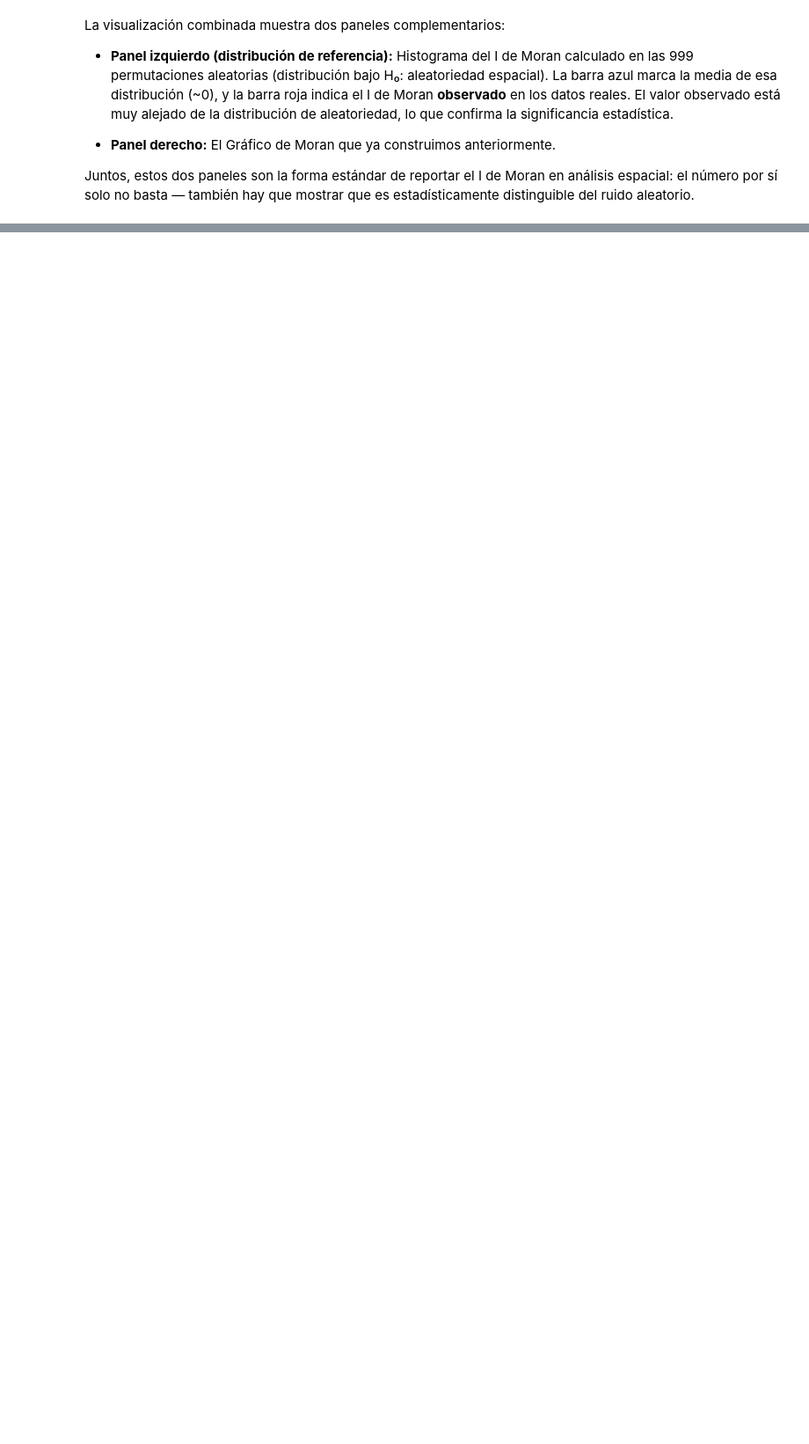
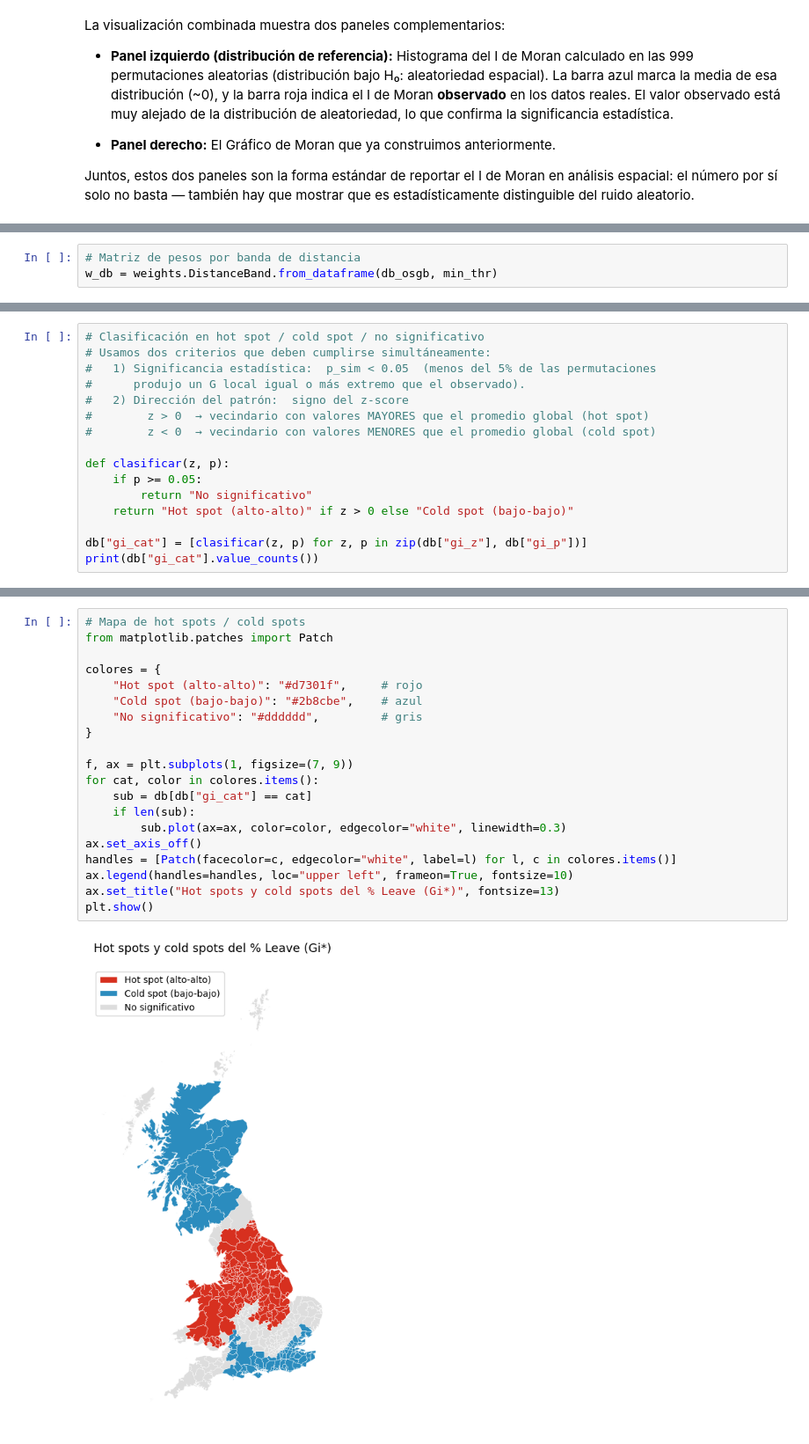
Before and after one commit to daniopitz/geodata, a Jupyter notebook: 04_autocorrelacion_global.ipynb, the cells around one changed output, grey strips where cells are left out. Shown at 88% size. Drawn from its saved outputs; the diff is of its cells as text; blank space fills up the shorter version.

```diff
--- a/04_autocorrelacion_global.ipynb
+++ b/04_autocorrelacion_global.ipynb
@@ -522,0 +603,3 @@ Juntos, estos dos paneles son la forma estándar de reportar el I de Moran en an
+# %%
+# Matriz de pesos por banda de distancia
+w_db = weights.DistanceBand.from_dataframe(db_osgb, min_thr)
@@ -522,0 +681,16 @@ Juntos, estos dos paneles son la forma estándar de reportar el I de Moran en an
+# %%
+# Clasificación en hot spot / cold spot / no significativo
+# Usamos dos criterios que deben cumplirse simultáneamente:
+#   1) Significancia estadística:  p_sim < 0.05  (menos del 5% de las permutaciones
+#      produjo un G local igual o más extremo que el observado).
+#   2) Dirección del patrón:  signo del z-score
+#        z > 0  → vecindario con valores MAYORES que el promedio global (hot spot)
+#        z < 0  → vecindario con valores MENORES que el promedio global (cold spot)
+
+def clasificar(z, p):
+    if p >= 0.05:
+        return "No significativo"
+    return "Hot spot (alto-alto)" if z > 0 else "Cold spot (bajo-bajo)"
+
+db["gi_cat"] = [clasificar(z, p) for z, p in zip(db["gi_z"], db["gi_p"])]
+print(db["gi_cat"].value_counts())
@@ -522,0 +711,22 @@ Juntos, estos dos paneles son la forma estándar de reportar el I de Moran en an
+# %%
+# Mapa de hot spots / cold spots
+from matplotlib.patches import Patch
+
+colores = {
+    "Hot spot (alto-alto)": "#d7301f",     # rojo
+    "Cold spot (bajo-bajo)": "#2b8cbe",    # azul
+    "No significativo": "#dddddd",         # gris
+}
+
+f, ax = plt.subplots(1, figsize=(7, 9))
+for cat, color in colores.items():
+    sub = db[db["gi_cat"] == cat]
+    if len(sub):
+        sub.plot(ax=ax, color=color, edgecolor="white", linewidth=0.3)
+ax.set_axis_off()
+handles = [Patch(facecolor=c, edgecolor="white", label=l) for l, c in colores.items()]
+ax.legend(handles=handles, loc="upper left", frameon=True, fontsize=10)
+ax.set_title("Hot spots y cold spots del % Leave (Gi*)", fontsize=13)
+plt.show()
+# %% [output]
+[figure, added]
```
Also changed, not shown: parts of 17 cells of this notebook, 1 other file.
